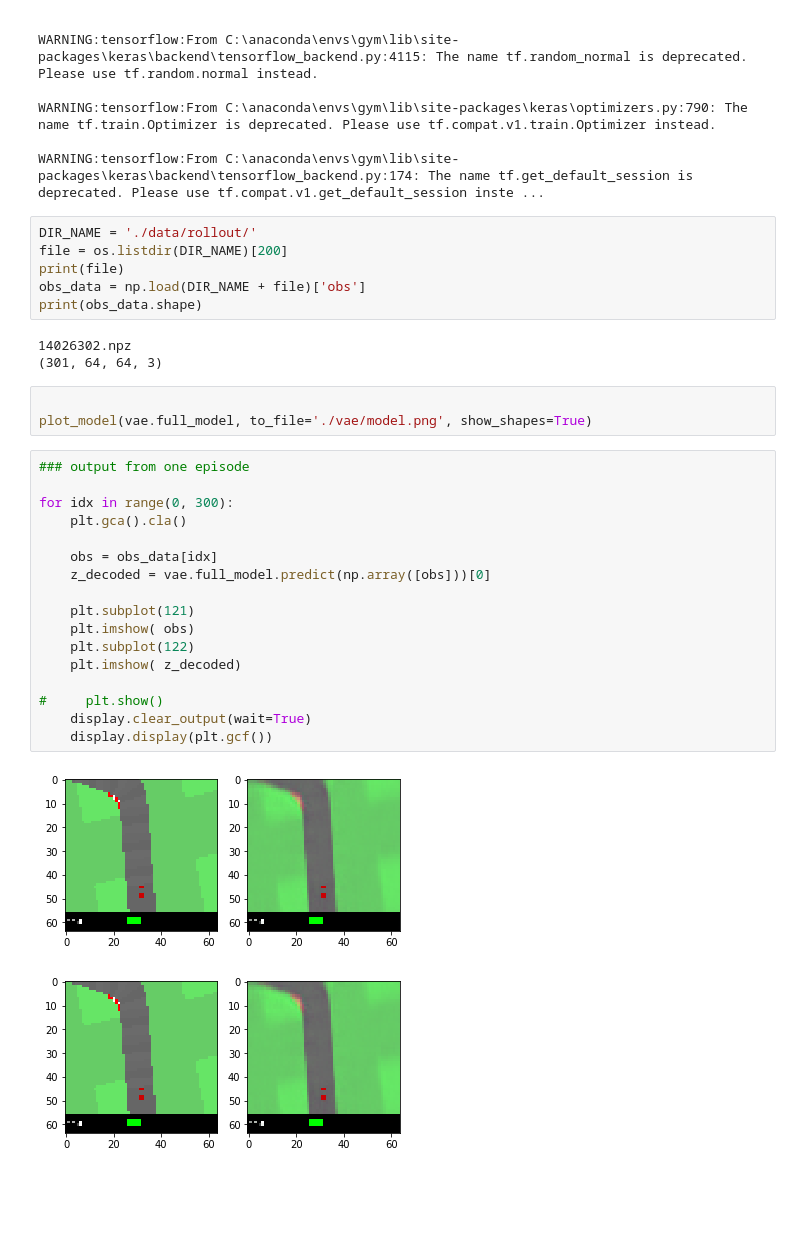
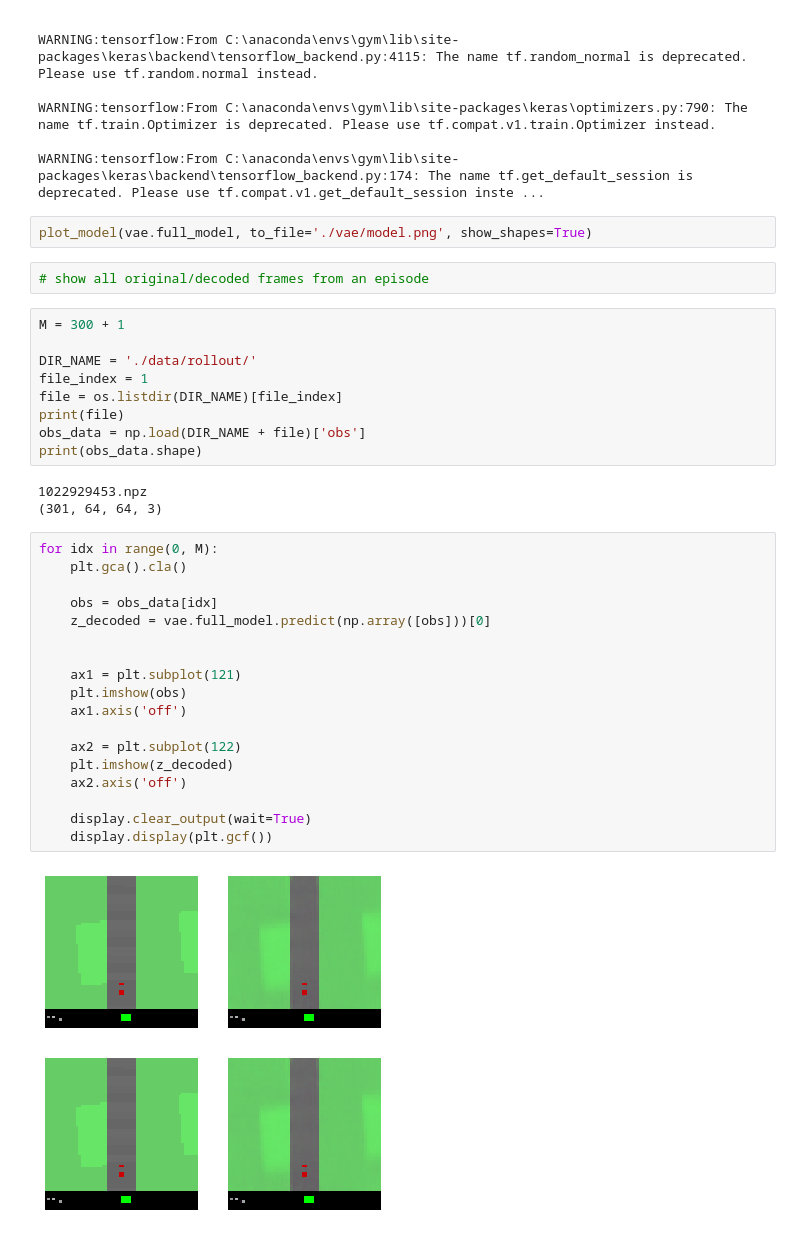
Before and after one commit to schneider128k/deep_rl, a Jupyter notebook: world_models/check_02_vae.ipynb, the cells around one changed output. Cells and saved outputs as stored; diff of their text form; blank space fills up the shorter version.

```diff
--- a/world_models/check_02_vae.ipynb
+++ b/world_models/check_02_vae.ipynb
@@ -26,35 +26,40 @@ WARNING:tensorflow:From C:\anaconda\envs\gym\lib\site-packages\keras\backend\ten
 WARNING:tensorflow:From C:\anaconda\envs\gym\lib\site-packages\keras\optimizers.py:790: The name tf.train.Optimizer is deprecated. Please use tf.compat.v1.train.Optimizer instead.
 
 WARNING:tensorflow:From C:\anaconda\envs\gym\lib\site-packages\keras\backend\tensorflow_backend.py:174: The name tf.get_default_session is deprecated. Please use tf.compat.v1.get_default_session inste ...
+# %%
+plot_model(vae.full_model, to_file='./vae/model.png', show_shapes=True)
+# %%
+# show all original/decoded frames from an episode
 # %%
+M = 300 + 1
+
 DIR_NAME = './data/rollout/'
-file = os.listdir(DIR_NAME)[200]
+file_index = 1
+file = os.listdir(DIR_NAME)[file_index]
 print(file)
 obs_data = np.load(DIR_NAME + file)['obs']
 print(obs_data.shape)
 # %% [output]
-14026302.npz
+1022929453.npz
 (301, 64, 64, 3)
-# %%
-
-plot_model(vae.full_model, to_file='./vae/model.png', show_shapes=True)
 # %%
-### output from one episode
-
-for idx in range(0, 300):
+for idx in range(0, M):
     plt.gca().cla()
 
     obs = obs_data[idx]
     z_decoded = vae.full_model.predict(np.array([obs]))[0]
 
-    plt.subplot(121)
-    plt.imshow( obs)
-    plt.subplot(122)
-    plt.imshow( z_decoded)
 
-#     plt.show()
+    ax1 = plt.subplot(121)
+    plt.imshow(obs)
+    ax1.axis('off')
+
+    ax2 = plt.subplot(122)
+    plt.imshow(z_decoded)
+    ax2.axis('off')
+
     display.clear_output(wait=True)
     display.display(plt.gcf())
 # %% [output]
-[figure, old version]
+[figure, new version]
-[figure, old version]
+[figure, new version]
```
Also changed, not shown: parts of 12 cells of this notebook.
